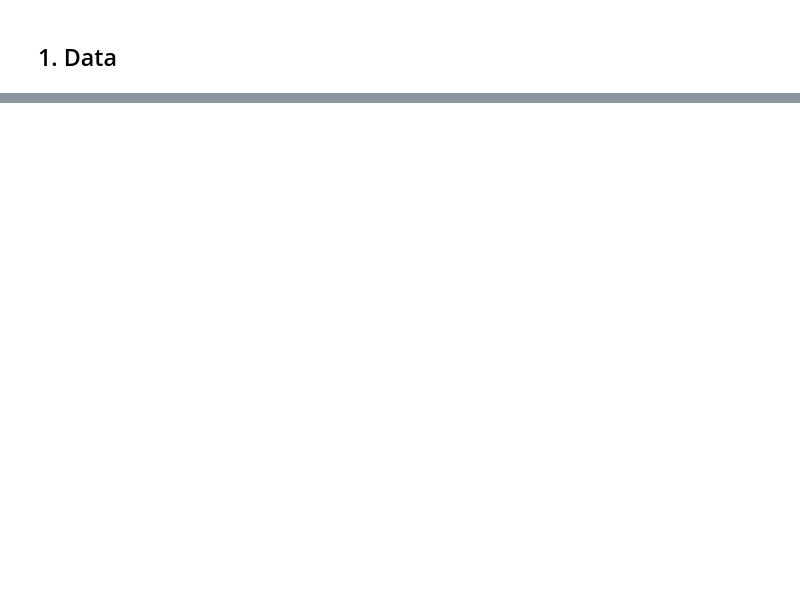
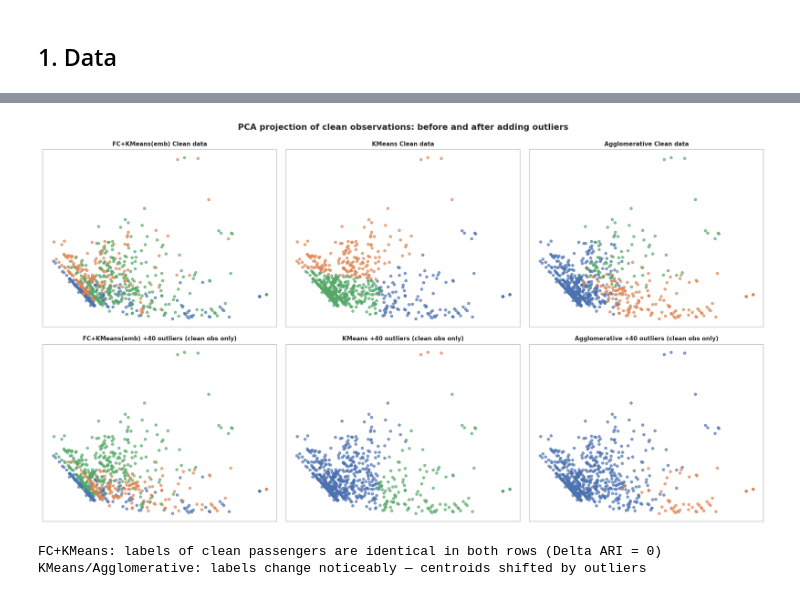
Before and after one commit to 4eshireCat/forest_clustering, a Jupyter notebook: notebooks/01_titanic_demo.ipynb, the cells around one changed output, grey strips where cells are left out. Drawn from its saved outputs; the diff is of its cells as text; code cells hidden in the pictures; blank space fills up the shorter version.

```diff
--- a/notebooks/01_titanic_demo.ipynb
+++ b/notebooks/01_titanic_demo.ipynb
@@ -456,0 +297,13 @@ print("KMeans/Agglomerative: labels change noticeably — centroids shifted by o
+# %%
+# 3f. Statistical significance of clusters
+from forest_clustering import cluster_significance, permutation_test_ari
+# Per-cluster silhouette significance
+sig = cluster_significance(
+    df[FEATURE_COLS].select_dtypes(include=[np.number]).dropna().values,
+    fc_labels, n_bootstrap=100, correction_method='bonferroni'
+)
+print(f"Overall silhouette: {sig['overall_silhouette']:.3f}")
+print(f"Significant clusters: {sig['significant_clusters']}")
+# ARI significance vs ground truth (pclass)
+res = permutation_test_ari(df['pclass'].values - 1, fc_labels, n_permutations=1000)
+print(f"ARI={res['ari_observed']:.3f}, p={res['p_value']:.4f}, effect={res['effect_size']}")
@@ -456,0 +504,37 @@ print("KMeans/Agglomerative: labels change noticeably — centroids shifted by o
+# %%
+# PCA: how the labelling of clean 889 observations changed
+pca_vis = PCA(n_components=2, random_state=42)
+coords_c = pca_vis.fit_transform(X_prep)
+compare_pairs = [
+    ('FC+KMeans(emb)', fc_labels, lbl_fc_p[:n_clean]),
+    ('KMeans', km_labels, lbl_km_p[:n_clean]),
+    ('Agglomerative', agg_labels, lbl_agg_p[:n_clean]),
+]
+fig, axes = plt.subplots(2, 3, figsize=(16, 9))
+for col, (name, lbl_clean_algo, lbl_dirty_algo) in enumerate(compare_pairs):
+    for row, (lbl_set, subtitle) in enumerate([
+        (lbl_clean_algo, 'Clean data'),
+        (lbl_dirty_algo, '+40 outliers (clean obs only)'),
+    ]):
+        ax = axes[row][col]
+        unique_lbl = sorted(set(lbl_set) - {-1})
+        for i, cl in enumerate(unique_lbl):
+            m = lbl_set == cl
+            ax.scatter(coords_c[m, 0], coords_c[m, 1], s=15, alpha=0.65,
+                       color=PALETTE[i % len(PALETTE)])
+        noise_m = lbl_set == -1
+        if noise_m.any():
+            ax.scatter(coords_c[noise_m, 0], coords_c[noise_m, 1],
+                       s=15, color='gray', marker='x', alpha=0.5, label='noise/unassigned')
+        ax.set_title(f'{name} {subtitle}', fontsize=9, fontweight='bold')
+        ax.set_xticks([]); ax.set_yticks([])
+plt.suptitle('PCA projection of clean observations: before and after adding outliers',
+             fontsize=13, fontweight='bold')
+plt.tight_layout()
+plt.show()
+print("FC+KMeans: labels of clean passengers are identical in both rows (Delta ARI = 0)")
+print("KMeans/Agglomerative: labels change noticeably — centroids shifted by outliers")
+# %% [output]
+[figure, added]
+FC+KMeans: labels of clean passengers are identical in both rows (Delta ARI = 0)
+KMeans/Agglomerative: labels change noticeably — centroids shifted by outliers
```
Also changed, not shown: parts of 40 cells of this notebook, 43 other files.
